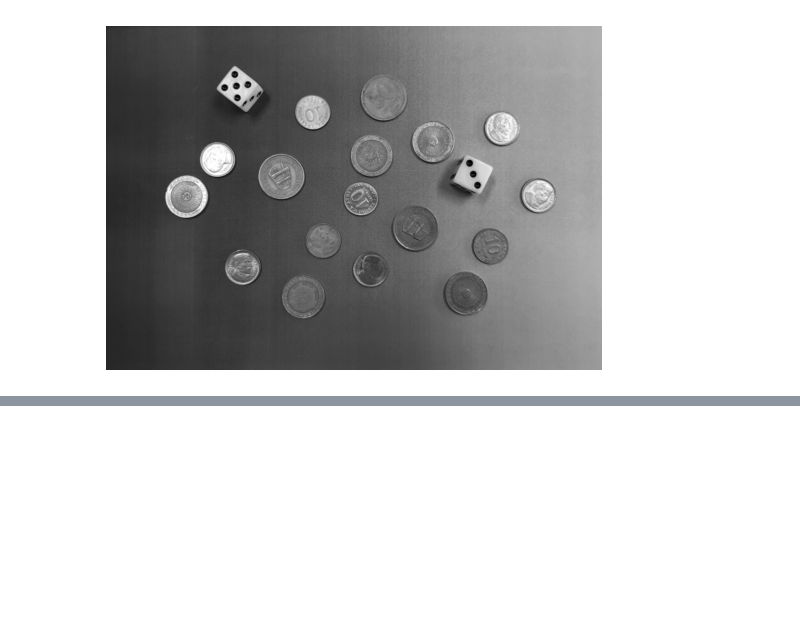
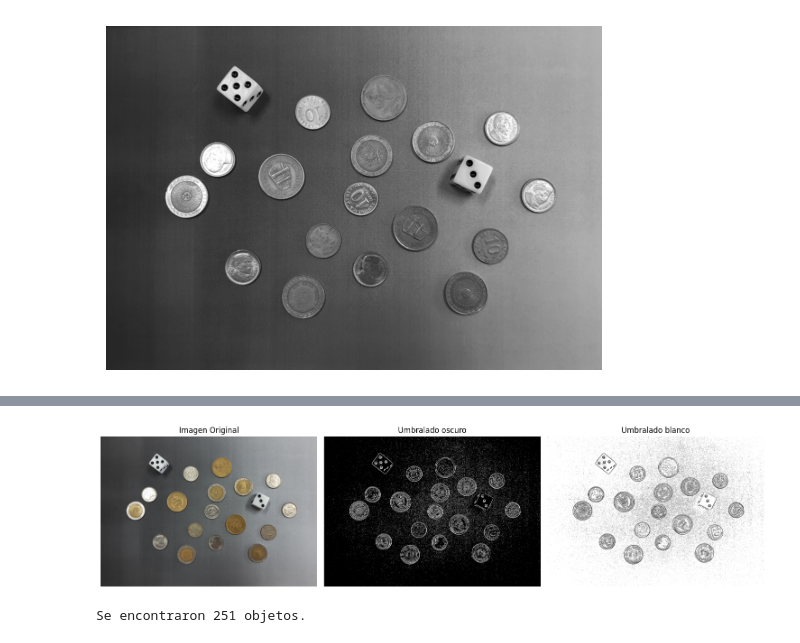
Before and after one commit to maxiromano/tp2_pdi_Molina_Romano, a Jupyter notebook: parte1.ipynb, the cells around one changed output, grey strips where cells are left out. Saved outputs shown, nothing was run; the diff lists cells and outputs as text; code cells hidden in the pictures; blank space fills up the shorter version.

```diff
--- a/parte1.ipynb
+++ b/parte1.ipynb
@@ -70,0 +122,21 @@ plt.show()
+# %%
+plt.figure(figsize=(15, 5))
+plt.subplot(1, 3, 1)
+plt.imshow(cv2.cvtColor(img, cv2.COLOR_BGR2RGB))
+plt.title('Imagen Original')
+plt.axis('off')
+
+plt.subplot(1, 3, 2)
+plt.imshow(img_umbralado_oscuro, cmap='gray')
+plt.title('Umbralado oscuro')
+plt.axis('off')
+
+plt.subplot(1, 3, 3)
+plt.imshow(img_umbralado_blancos, cmap='gray')
+plt.title('Umbralado blanco')
+plt.axis('off')
+
+plt.tight_layout()
+plt.show()
+# %% [output]
+[figure, added]
@@ -70,0 +152,17 @@ plt.show()
+# %%
+for i in range(1, num_labels):
+    x = stats[i, cv2.CC_STAT_LEFT]
+    y = stats[i, cv2.CC_STAT_TOP]
+    w = stats[i, cv2.CC_STAT_WIDTH]
+    h = stats[i, cv2.CC_STAT_HEIGHT]
+    area = stats[i, cv2.CC_STAT_AREA]
+
+    cv2.rectangle(copia_img, (x, y), (x + w, y + h), (0, 255, 0), 2)
+
+    (cX, cY) = centroids[i]
+    cv2.putText(copia_img, str(i), (int(cX) - 10, int(cY)),
+                cv2.FONT_HERSHEY_SIMPLEX, 0.5, (0, 0, 255), 2)
+
+print(f"Se encontraron {num_labels - 1} objetos.")
+# %% [output]
+Se encontraron 251 objetos.
```
Also changed, not shown: parts of 13 cells of this notebook.
